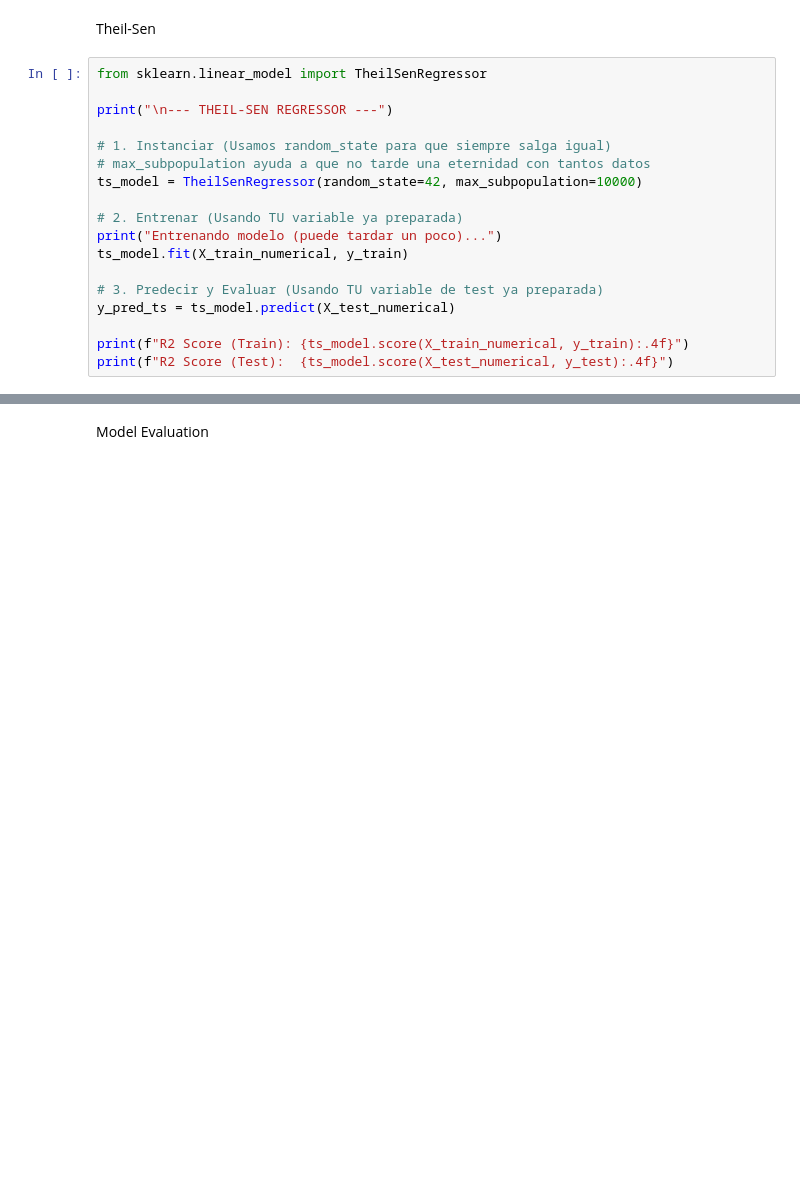
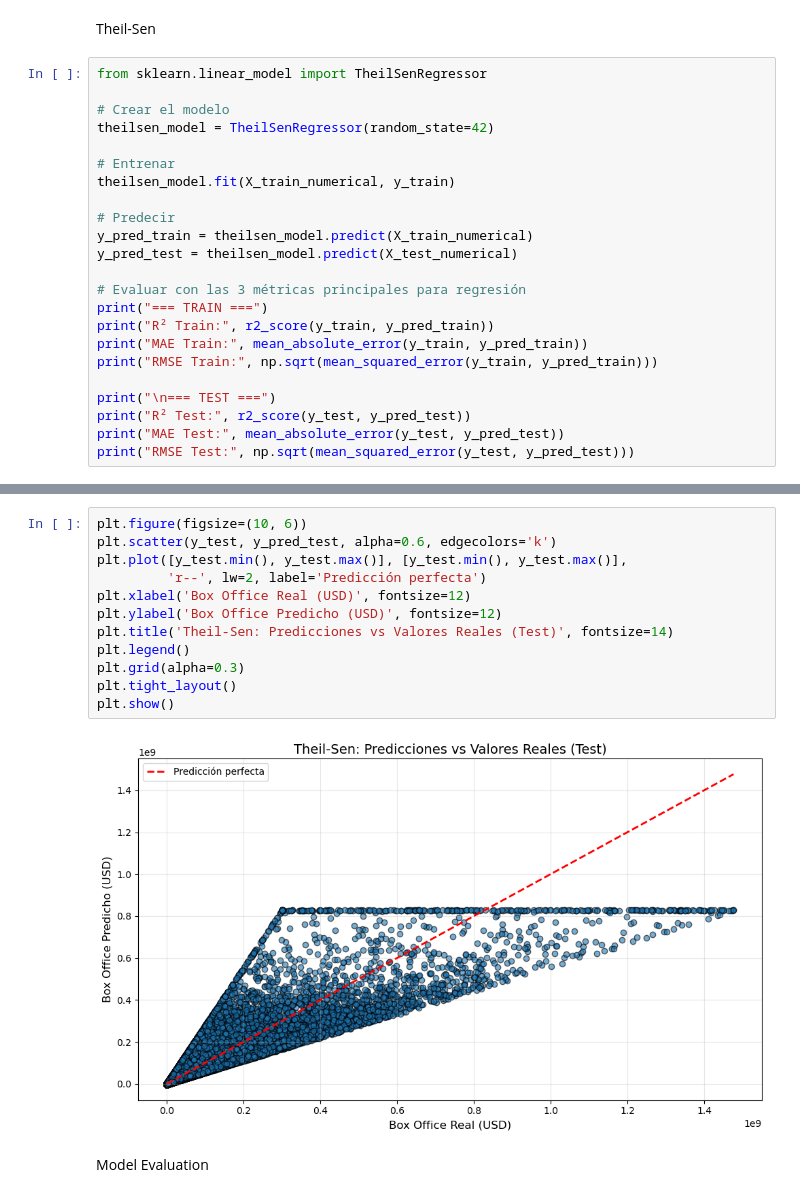
Before and after one commit to AlvarodelaHerran/ML_Movies_Proyect, a Jupyter notebook: regression.ipynb, the cells around one changed output, grey strips where cells are left out. Saved outputs shown, nothing was run; the diff lists cells and outputs as text; blank space fills up the shorter version.

Commit message:
Theil sen mejorado

```diff
--- a/regression.ipynb
+++ b/regression.ipynb
@@ -1524,19 +1524,24 @@ Theil-Sen
 # %%
 from sklearn.linear_model import TheilSenRegressor
 
-print("\n--- THEIL-SEN REGRESSOR ---")
+# Crear el modelo
+theilsen_model = TheilSenRegressor(random_state=42)
 
-# 1. Instanciar (Usamos random_state para que siempre salga igual)
-# max_subpopulation ayuda a que no tarde una eternidad con tantos datos
-ts_model = TheilSenRegressor(random_state=42, max_subpopulation=10000)
+# Entrenar
+theilsen_model.fit(X_train_numerical, y_train)
 
-# 2. Entrenar (Usando TU variable ya preparada)
-print("Entrenando modelo (puede tardar un poco)...")
-ts_model.fit(X_train_numerical, y_train)
+# Predecir
+y_pred_train = theilsen_model.predict(X_train_numerical)
+y_pred_test = theilsen_model.predict(X_test_numerical)
 
-# 3. Predecir y Evaluar (Usando TU variable de test ya preparada)
-y_pred_ts = ts_model.predict(X_test_numerical)
+# Evaluar con las 3 métricas principales para regresión
+print("=== TRAIN ===")
+print("R² Train:", r2_score(y_train, y_pred_train))
+print("MAE Train:", mean_absolute_error(y_train, y_pred_train))
+print("RMSE Train:", np.sqrt(mean_squared_error(y_train, y_pred_train)))
 
-print(f"R2 Score (Train): {ts_model.score(X_train_numerical, y_train):.4f}")
-print(f"R2 Score (Test):  {ts_model.score(X_test_numerical, y_test):.4f}")
+print("\n=== TEST ===")
+print("R² Test:", r2_score(y_test, y_pred_test))
+print("MAE Test:", mean_absolute_error(y_test, y_pred_test))
+print("RMSE Test:", np.sqrt(mean_squared_error(y_test, y_pred_test)))
 # %% [output]
@@ -1546,3 +1557,17 @@ KeyboardInterrupt:
+# %%
+plt.figure(figsize=(10, 6))
+plt.scatter(y_test, y_pred_test, alpha=0.6, edgecolors='k')
+plt.plot([y_test.min(), y_test.max()], [y_test.min(), y_test.max()],
+         'r--', lw=2, label='Predicción perfecta')
+plt.xlabel('Box Office Real (USD)', fontsize=12)
+plt.ylabel('Box Office Predicho (USD)', fontsize=12)
+plt.title('Theil-Sen: Predicciones vs Valores Reales (Test)', fontsize=14)
+plt.legend()
+plt.grid(alpha=0.3)
+plt.tight_layout()
+plt.show()
+# %% [output]
+[figure, added]
 # %% [markdown]
 Model Evaluation
 # %% [markdown]
```
Also changed, not shown: parts of 1 cell of this notebook.
